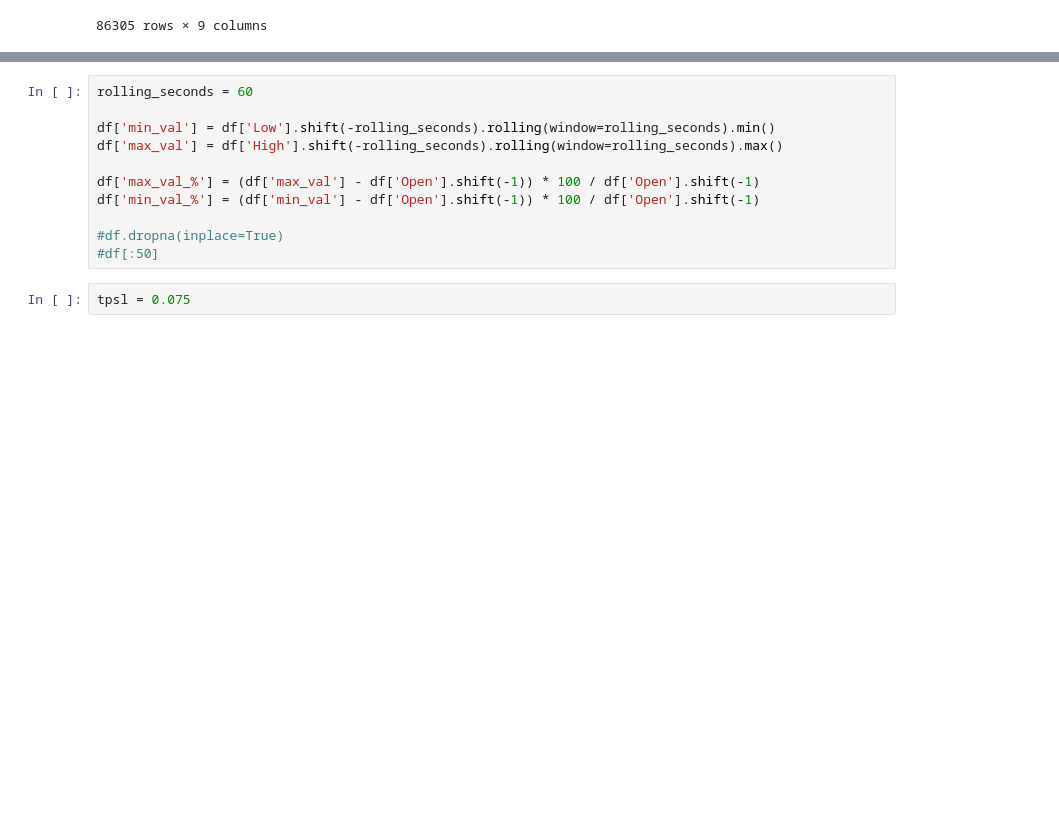
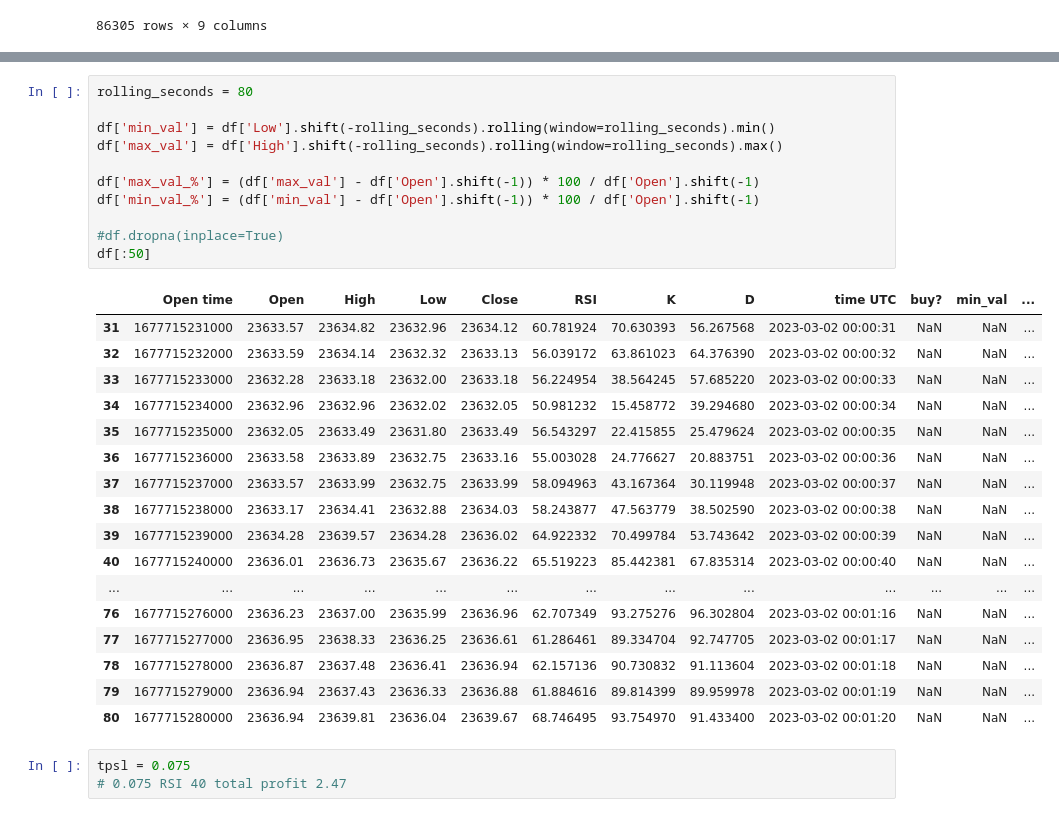
Before and after one commit to DrZuse/binance_rsi_backtest, a Jupyter notebook: backtest.ipynb, the cells around one changed output, grey strips where cells are left out. Saved outputs shown, nothing was run; the diff lists cells and outputs as text; blank space fills up the shorter version.

```diff
--- a/backtest.ipynb
+++ b/backtest.ipynb
@@ -90,16 +90,35 @@ df.loc[df['buy?'] == True]
 # %%
-rolling_seconds = 60
+rolling_seconds = 80
 
 df['min_val'] = df['Low'].shift(-rolling_seconds).rolling(window=rolling_seconds).min()
 df['max_val'] = df['High'].shift(-rolling_seconds).rolling(window=rolling_seconds).max()
 
 df['max_val_%'] = (df['max_val'] - df['Open'].shift(-1)) * 100 / df['Open'].shift(-1)
 df['min_val_%'] = (df['min_val'] - df['Open'].shift(-1)) * 100 / df['Open'].shift(-1)
 
 #df.dropna(inplace=True)
-#df[:50]
+df[:50]
+# %% [output]
+|  | Open time | Open | High | Low | Close | RSI | K | D | time UTC | buy? | min_val | ... |
+| 31 | 1677715231000 | 23633.57 | 23634.82 | 23632.96 | 23634.12 | 60.781924 | 70.630393 | 56.267568 | 2023-03-02 00:00:31 | NaN | NaN | ... |
+| 32 | 1677715232000 | 23633.59 | 23634.14 | 23632.32 | 23633.13 | 56.039172 | 63.861023 | 64.376390 | 2023-03-02 00:00:32 | NaN | NaN | ... |
+| 33 | 1677715233000 | 23632.28 | 23633.18 | 23632.00 | 23633.18 | 56.224954 | 38.564245 | 57.685220 | 2023-03-02 00:00:33 | NaN | NaN | ... |
+| 34 | 1677715234000 | 23632.96 | 23632.96 | 23632.02 | 23632.05 | 50.981232 | 15.458772 | 39.294680 | 2023-03-02 00:00:34 | NaN | NaN | ... |
+| 35 | 1677715235000 | 23632.05 | 23633.49 | 23631.80 | 23633.49 | 56.543297 | 22.415855 | 25.479624 | 2023-03-02 00:00:35 | NaN | NaN | ... |
+| 36 | 1677715236000 | 23633.58 | 23633.89 | 23632.75 | 23633.16 | 55.003028 | 24.776627 | 20.883751 | 2023-03-02 00:00:36 | NaN | NaN | ... |
+| 37 | 1677715237000 | 23633.57 | 23633.99 | 23632.75 | 23633.99 | 58.094963 | 43.167364 | 30.119948 | 2023-03-02 00:00:37 | NaN | NaN | ... |
+| 38 | 1677715238000 | 23633.17 | 23634.41 | 23632.88 | 23634.03 | 58.243877 | 47.563779 | 38.502590 | 2023-03-02 00:00:38 | NaN | NaN | ... |
+| 39 | 1677715239000 | 23634.28 | 23639.57 | 23634.28 | 23636.02 | 64.922332 | 70.499784 | 53.743642 | 2023-03-02 00:00:39 | NaN | NaN | ... |
+| 40 | 1677715240000 | 23636.01 | 23636.73 | 23635.67 | 23636.22 | 65.519223 | 85.442381 | 67.835314 | 2023-03-02 00:00:40 | NaN | NaN | ... |
+| ... | ... | ... | ... | ... | ... | ... | ... | ... | ... | ... | ... | ... |
+| 76 | 1677715276000 | 23636.23 | 23637.00 | 23635.99 | 23636.96 | 62.707349 | 93.275276 | 96.302804 | 2023-03-02 00:01:16 | NaN | NaN | ... |
+| 77 | 1677715277000 | 23636.95 | 23638.33 | 23636.25 | 23636.61 | 61.286461 | 89.334704 | 92.747705 | 2023-03-02 00:01:17 | NaN | NaN | ... |
+| 78 | 1677715278000 | 23636.87 | 23637.48 | 23636.41 | 23636.94 | 62.157136 | 90.730832 | 91.113604 | 2023-03-02 00:01:18 | NaN | NaN | ... |
+| 79 | 1677715279000 | 23636.94 | 23637.43 | 23636.33 | 23636.88 | 61.884616 | 89.814399 | 89.959978 | 2023-03-02 00:01:19 | NaN | NaN | ... |
+| 80 | 1677715280000 | 23636.94 | 23639.81 | 23636.04 | 23639.67 | 68.746495 | 93.754970 | 91.433400 | 2023-03-02 00:01:20 | NaN | NaN | ... |
-# %%
-tpsl = 0.075
+# %%
+tpsl = 0.075
+# 0.075 RSI 40 total profit 2.47
 # %%
 sl = df.loc[(df['buy?'] == True) & (df['min_val_%'] < -tpsl) & (df['max_val_%'] < tpsl)]
 sl
```
Also changed, not shown: parts of 5 cells of this notebook, 1 other file.
